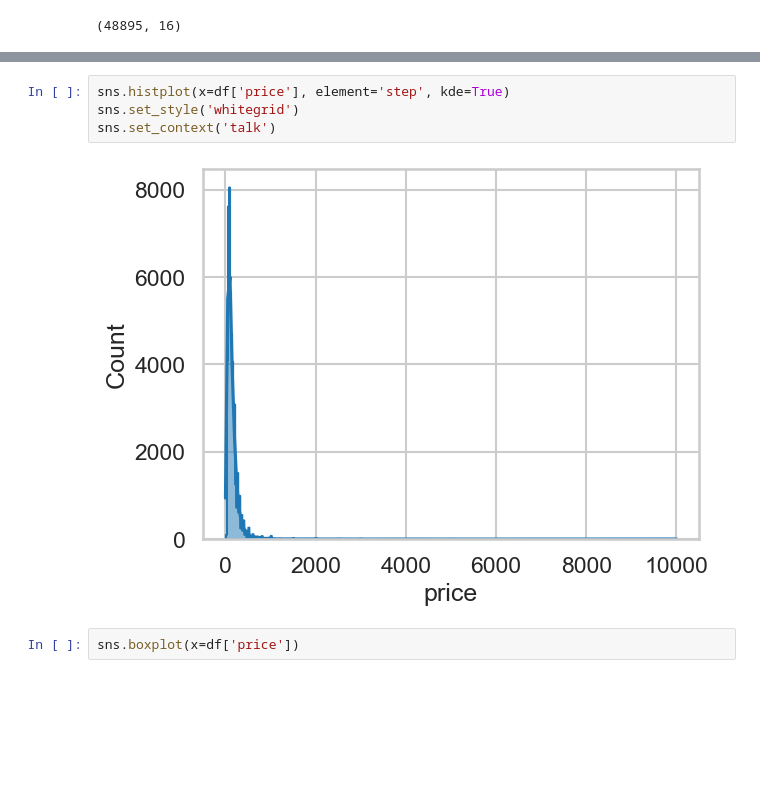
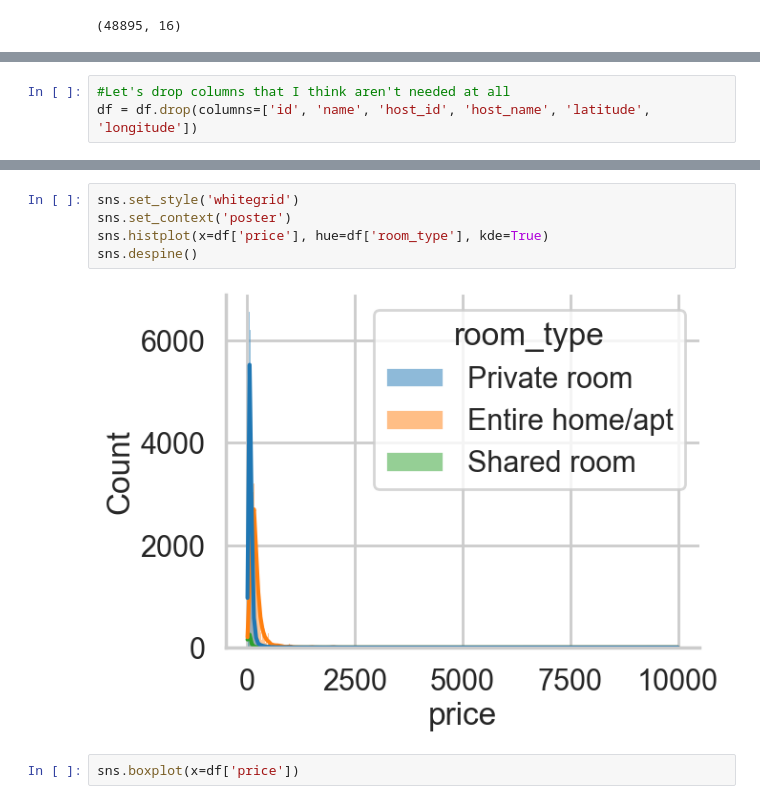
Before and after one commit to kc-011/python-programming, a Jupyter notebook: Module 3/airbnb.ipynb, the cells around one changed output, grey strips where cells are left out. Cells and saved outputs as stored; diff of their text form; blank space fills up the shorter version.

```diff
--- a/Module 3/airbnb.ipynb
+++ b/Module 3/airbnb.ipynb
@@ -89,0 +92,3 @@ Should I drop the columns that aren't needed?
+# %%
+#Let's drop columns that I think aren't needed at all
+df = df.drop(columns=['id', 'name', 'host_id', 'host_name', 'latitude', 'longitude'])
@@ -90,9 +104,10 @@ Should I drop the columns that aren't needed?
 # %%
-sns.histplot(x=df['price'], element='step', kde=True)
 sns.set_style('whitegrid')
-sns.set_context('talk')
+sns.set_context('poster')
+sns.histplot(x=df['price'], hue=df['room_type'], kde=True)
+sns.despine()
 # %% [output]
-[figure, old version]
+[figure, new version]
 # %%
 sns.boxplot(x=df['price'])
 # %% [output]
```
Also changed, not shown: parts of 22 cells of this notebook.
